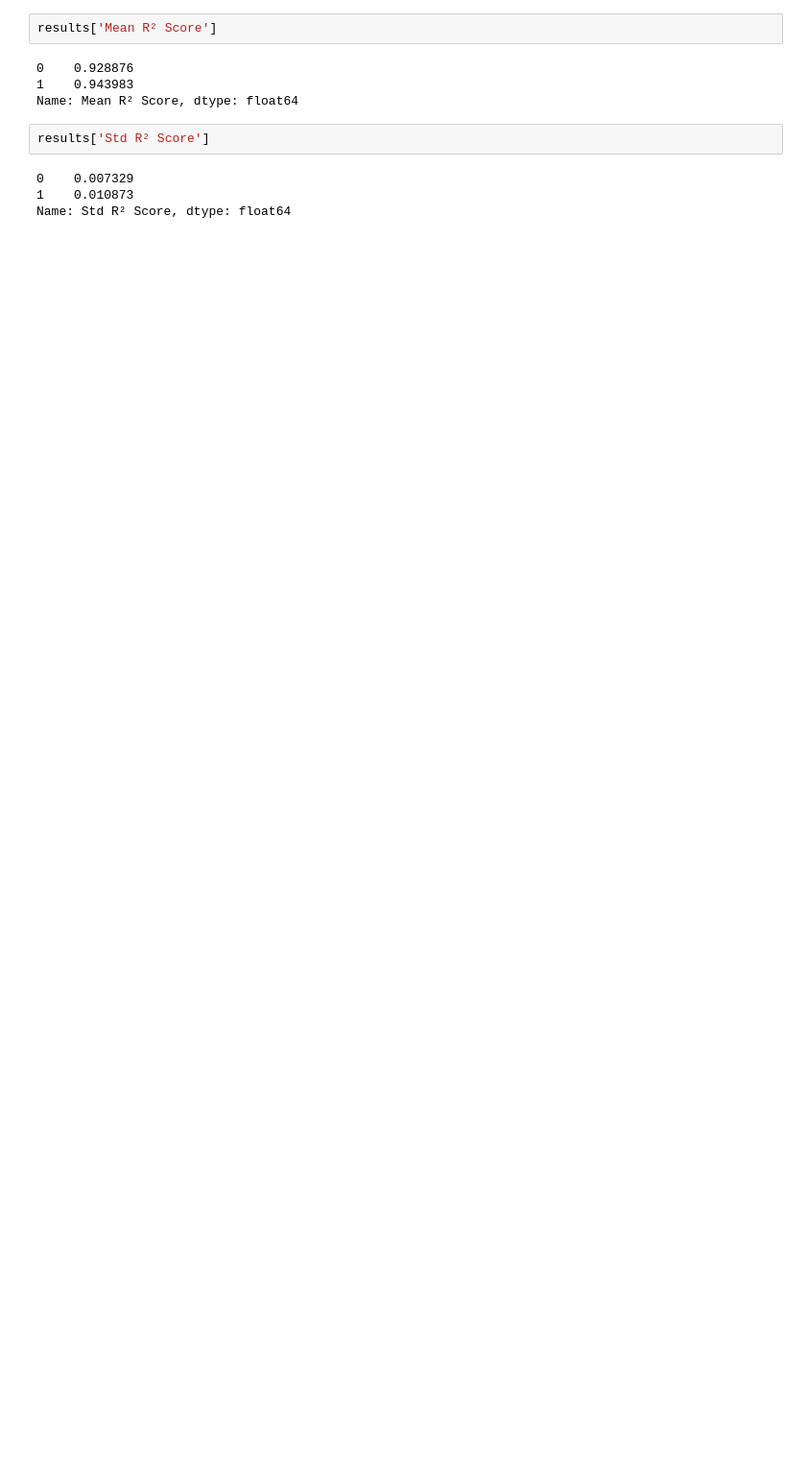
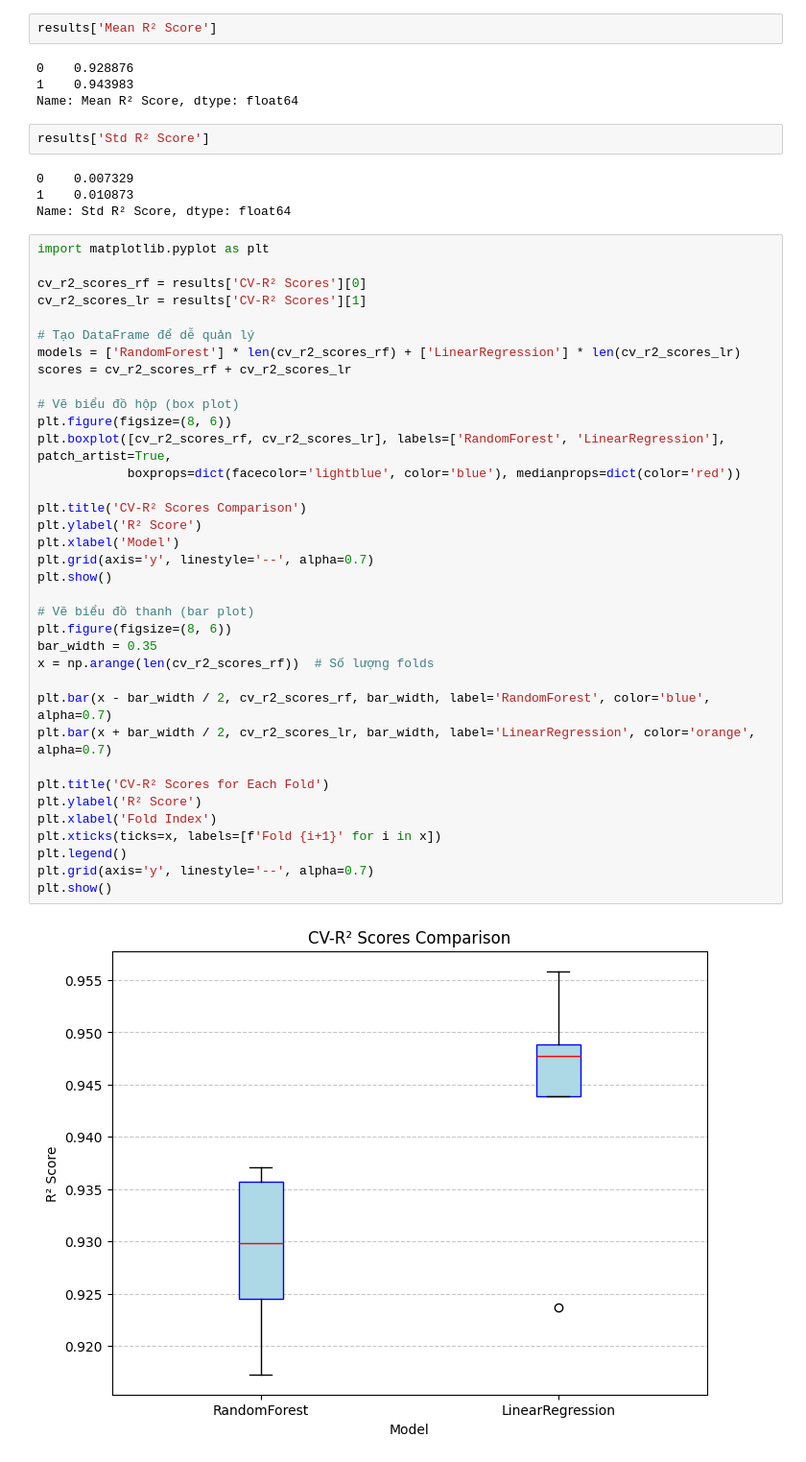
Before and after one commit to TuanTu1007/Used_Cars_Price_Analysis, a Jupyter notebook: Source/EDA_Modeling_data.ipynb, the cells around one changed output. Shown at 96% size. Saved outputs shown, nothing was run; the diff lists cells and outputs as text; blank space fills up the shorter version.

Commit message:
update bar plot

```diff
--- a/Source/EDA_Modeling_data.ipynb
+++ b/Source/EDA_Modeling_data.ipynb
@@ -903,3 +901,41 @@ results['Std R² Score']
 0    0.007329
 1    0.010873
 Name: Std R² Score, dtype: float64
+# %%
+import matplotlib.pyplot as plt
+
+cv_r2_scores_rf = results['CV-R² Scores'][0]
+cv_r2_scores_lr = results['CV-R² Scores'][1]
+
+# Tạo DataFrame để dễ quản lý
+models = ['RandomForest'] * len(cv_r2_scores_rf) + ['LinearRegression'] * len(cv_r2_scores_lr)
+scores = cv_r2_scores_rf + cv_r2_scores_lr
+
+# Vẽ biểu đồ hộp (box plot)
+plt.figure(figsize=(8, 6))
+plt.boxplot([cv_r2_scores_rf, cv_r2_scores_lr], labels=['RandomForest', 'LinearRegression'], patch_artist=True,
+            boxprops=dict(facecolor='lightblue', color='blue'), medianprops=dict(color='red'))
+
+plt.title('CV-R² Scores Comparison')
+plt.ylabel('R² Score')
+plt.xlabel('Model')
+plt.grid(axis='y', linestyle='--', alpha=0.7)
+plt.show()
+
+# Vẽ biểu đồ thanh (bar plot)
+plt.figure(figsize=(8, 6))
+bar_width = 0.35
+x = np.arange(len(cv_r2_scores_rf))  # Số lượng folds
+
+plt.bar(x - bar_width / 2, cv_r2_scores_rf, bar_width, label='RandomForest', color='blue', alpha=0.7)
+plt.bar(x + bar_width / 2, cv_r2_scores_lr, bar_width, label='LinearRegression', color='orange', alpha=0.7)
+
+plt.title('CV-R² Scores for Each Fold')
+plt.ylabel('R² Score')
+plt.xlabel('Fold Index')
+plt.xticks(ticks=x, labels=[f'Fold {i+1}' for i in x])
+plt.legend()
+plt.grid(axis='y', linestyle='--', alpha=0.7)
+plt.show()
+# %% [output]
+[figure, added]
```
Also changed, not shown: parts of 2 cells of this notebook.
